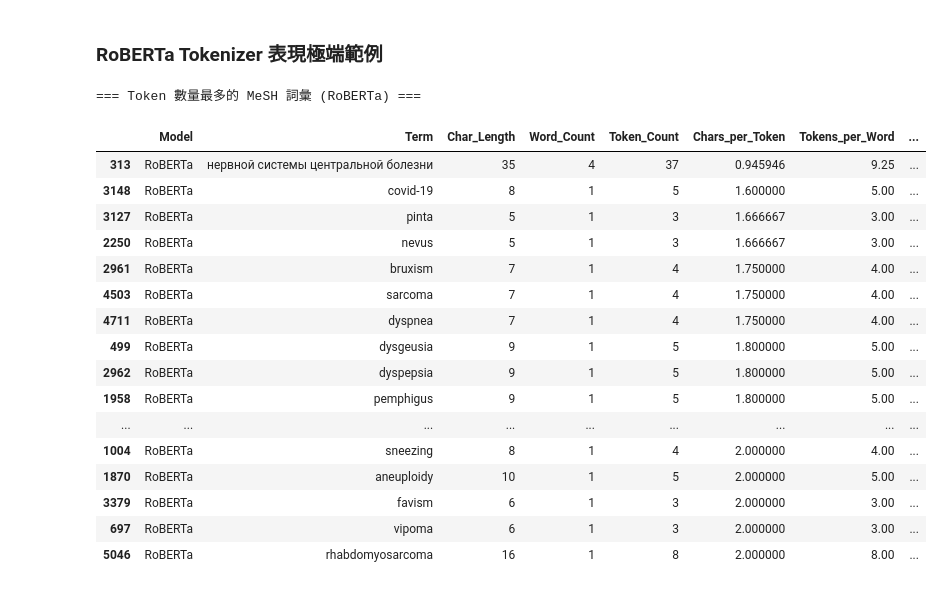
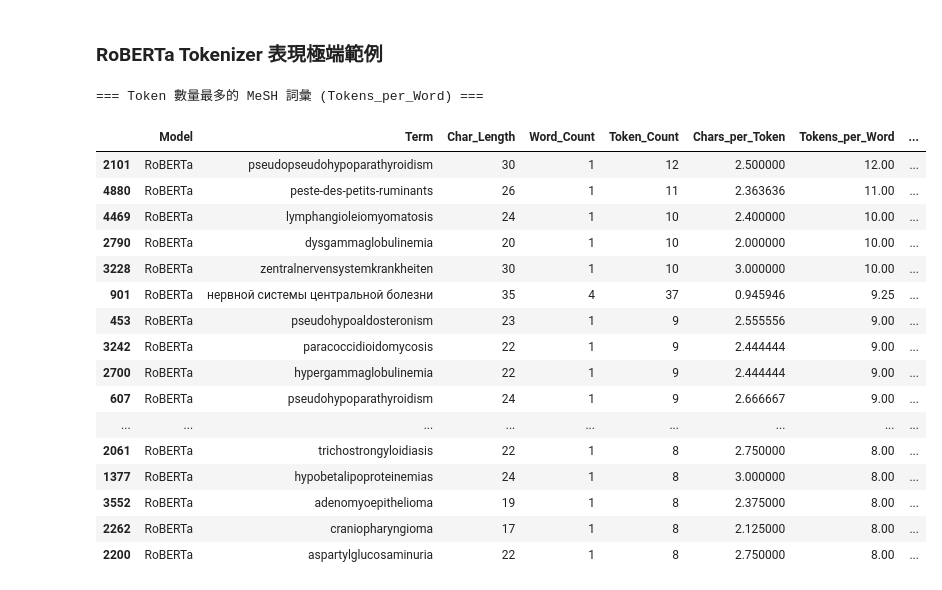
Before and after one commit to Heng1222/Ohsumed_classification, a Jupyter notebook: Model/Token_size_distribution.ipynb, the cells around one changed output. Cells and saved outputs as stored; diff of their text form; code cells hidden in the pictures.

```diff
--- a/Model/Token_size_distribution.ipynb
+++ b/Model/Token_size_distribution.ipynb
@@ -51,11 +51,13 @@ def get_random_nouns_df(num_words: int) -> list:
     df_output = pd.DataFrame(random_nouns, columns=['Random_Noun'])
 
     print(f"✅ 已從高品質日常語料中隨機挑選 {len(random_nouns)} 個名詞！")
-    return df_output['Random_Noun'].tolist()
+    result = df_output['Random_Noun'].tolist()
+    random.shuffle(result)
+    return result
 
 # --- 使用範例 ---
-# my_word_list = get_random_nouns_df(3000)
-# print(my_word_list[:10])
+my_word_list = get_random_nouns_df(3000)
+print(my_word_list[:20])
 # %% [output]
 [nltk_data] Downloading package brown to /root/nltk_data...
 [nltk_data]   Package brown is already up-to-date!
@@ -236,29 +232,29 @@ Processing RoBERTa...
 # %% [markdown]
 ### RoBERTa Tokenizer 表現極端範例
 # %%
-# 顯示 Token 數量最多的前 5 個 MeSH 詞彙
+# 顯示 Token 數量最多的前 30 個 MeSH 詞彙
 display_df = df_results[df_results['Dataset_Type'] == 'MeSH Terms']
 
-print("\n=== Token 數量最多的 MeSH 詞彙 (RoBERTa) ===")
-display(display_df.sort_values(by='Chars_per_Token', ascending=True).head(30))
+print("\n=== Token 數量最多的 MeSH 詞彙 (Tokens_per_Word) ===")
+display(display_df.sort_values(by='Tokens_per_Word', ascending=False).head(30))
 # %% [output]
-=== Token 數量最多的 MeSH 詞彙 (RoBERTa) ===
+=== Token 數量最多的 MeSH 詞彙 (Tokens_per_Word) ===
 |  | Model | Term | Char_Length | Word_Count | Token_Count | Chars_per_Token | Tokens_per_Word | ... |
-| 313 | RoBERTa | нервной системы центральной болезни | 35 | 4 | 37 | 0.945946 | 9.25 | ... |
-| 3148 | RoBERTa | covid-19 | 8 | 1 | 5 | 1.600000 | 5.00 | ... |
-| 3127 | RoBERTa | pinta | 5 | 1 | 3 | 1.666667 | 3.00 | ... |
-| 2250 | RoBERTa | nevus | 5 | 1 | 3 | 1.666667 | 3.00 | ... |
-| 2961 | RoBERTa | bruxism | 7 | 1 | 4 | 1.750000 | 4.00 | ... |
-| 4503 | RoBERTa | sarcoma | 7 | 1 | 4 | 1.750000 | 4.00 | ... |
-| 4711 | RoBERTa | dyspnea | 7 | 1 | 4 | 1.750000 | 4.00 | ... |
-| 499 | RoBERTa | dysgeusia | 9 | 1 | 5 | 1.800000 | 5.00 | ... |
-| 2962 | RoBERTa | dyspepsia | 9 | 1 | 5 | 1.800000 | 5.00 | ... |
-| 1958 | RoBERTa | pemphigus | 9 | 1 | 5 | 1.800000 | 5.00 | ... |
+| 2101 | RoBERTa | pseudopseudohypoparathyroidism | 30 | 1 | 12 | 2.500000 | 12.00 | ... |
+| 4880 | RoBERTa | peste-des-petits-ruminants | 26 | 1 | 11 | 2.363636 | 11.00 | ... |
+| 4469 | RoBERTa | lymphangioleiomyomatosis | 24 | 1 | 10 | 2.400000 | 10.00 | ... |
+| 2790 | RoBERTa | dysgammaglobulinemia | 20 | 1 | 10 | 2.000000 | 10.00 | ... |
+| 3228 | RoBERTa | zentralnervensystemkrankheiten | 30 | 1 | 10 | 3.000000 | 10.00 | ... |
+| 901 | RoBERTa | нервной системы центральной болезни | 35 | 4 | 37 | 0.945946 | 9.25 | ... |
+| 453 | RoBERTa | pseudohypoaldosteronism | 23 | 1 | 9 | 2.555556 | 9.00 | ... |
+| 3242 | RoBERTa | paracoccidioidomycosis | 22 | 1 | 9 | 2.444444 | 9.00 | ... |
+| 2700 | RoBERTa | hypergammaglobulinemia | 22 | 1 | 9 | 2.444444 | 9.00 | ... |
+| 607 | RoBERTa | pseudohypoparathyroidism | 24 | 1 | 9 | 2.666667 | 9.00 | ... |
 | ... | ... | ... | ... | ... | ... | ... | ... | ... |
-| 1004 | RoBERTa | sneezing | 8 | 1 | 4 | 2.000000 | 4.00 | ... |
-| 1870 | RoBERTa | aneuploidy | 10 | 1 | 5 | 2.000000 | 5.00 | ... |
-| 3379 | RoBERTa | favism | 6 | 1 | 3 | 2.000000 | 3.00 | ... |
-| 697 | RoBERTa | vipoma | 6 | 1 | 3 | 2.000000 | 3.00 | ... |
-| 5046 | RoBERTa | rhabdomyosarcoma | 16 | 1 | 8 | 2.000000 | 8.00 | ... |
+| 2061 | RoBERTa | trichostrongyloidiasis | 22 | 1 | 8 | 2.750000 | 8.00 | ... |
+| 1377 | RoBERTa | hypobetalipoproteinemias | 24 | 1 | 8 | 3.000000 | 8.00 | ... |
+| 3552 | RoBERTa | adenomyoepithelioma | 19 | 1 | 8 | 2.375000 | 8.00 | ... |
+| 2262 | RoBERTa | craniopharyngioma | 17 | 1 | 8 | 2.125000 | 8.00 | ... |
+| 2200 | RoBERTa | aspartylglucosaminuria | 22 | 1 | 8 | 2.750000 | 8.00 | ... |
 # %%
 # 顯示碎片化率最高的前 5 個 MeSH 詞彙 (表示這些詞彙被拆解成單字元的比例最高)
```
Also changed, not shown: parts of 3 cells of this notebook.
